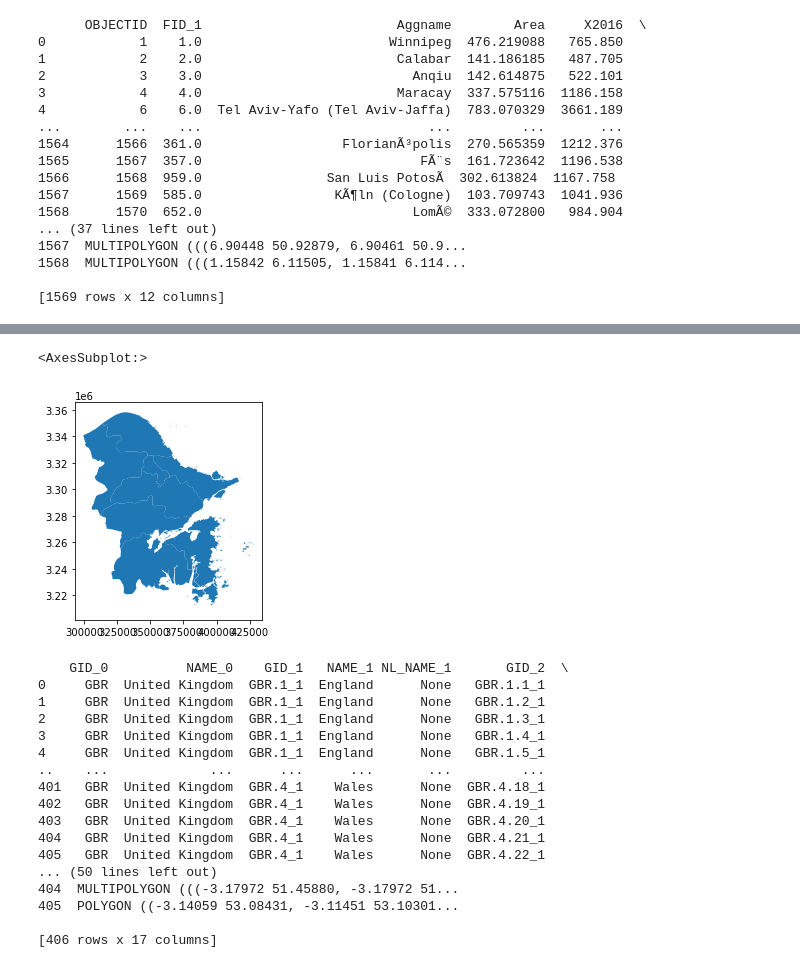
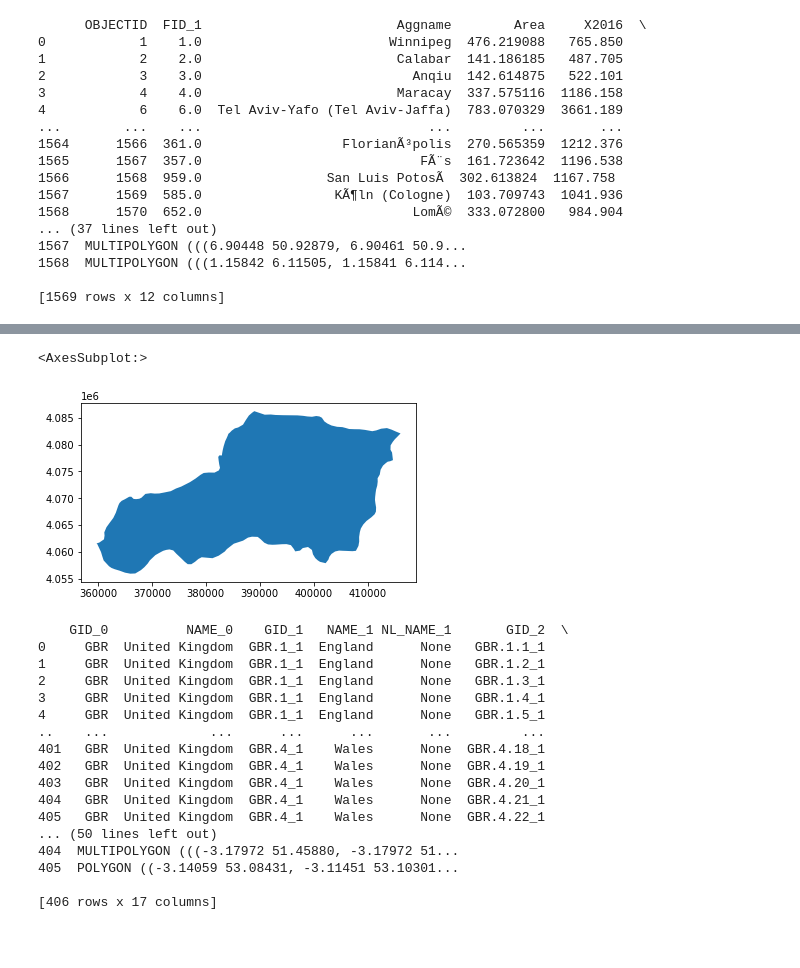
Before and after one commit to SarahBerk-github/MODIS_Gaussian, a Jupyter notebook: City_Areas_2020_12.ipynb, the cells around one changed output, grey strips where cells are left out. Saved outputs shown, nothing was run; the diff lists cells and outputs as text; code cells hidden in the pictures; blank space fills up the shorter version.

```diff
--- a/City_Areas_2020_12.ipynb
+++ b/City_Areas_2020_12.ipynb
@@ -73,6 +44,7 @@ ch_sf[ch_sf["NAME_2"] == 'Beijing']
 # %%
-City_Lat = 39.9075
-City_Lon = 116.39723
+#linqing
+City_Lat = 36.84556
+City_Lon = 115.71167
 #function for finding the UTM projection
 def utm_zoner(lon, lat):
     utm_lon = lon+180
@@ -86,3 +58,12 @@ def utm_zoner(lon, lat):
 #Get the UTM of the city
 local_utm = CRS.from_proj4(utm_zoner(City_Lon, City_Lat))
 local_epsg = local_utm.to_epsg()
+
+#set the crs
+ch_sf.to_crs(epsg=4326, inplace=True)
+
+#change crs to local
+ch_sf2 = ch_sf.to_crs(epsg=local_epsg).copy()
+
+#calculate area
+ch_sf2["area"] = ch_sf2['geometry'].area/ (10**6)
@@ -145,8 +75,9 @@ ch_sf2[ch_sf2["NAME_2"] == 'Beijing'].plot()
-# %%
-ningbo.plot()
-# %% [output]
-<AxesSubplot:>
-[figure, removed]
+# %%
+#plot area
+ch_sf2[ch_sf2["NAME_3"] == 'Linqing'].plot()
+# %% [output]
+<AxesSubplot:>
+[figure, added]
 # %%
 os.chdir(os.path.join(et.io.HOME, 'Documents', 'UEA', 'Urban_Heat', 'CUSSH', 'City_Area', 'Administrative' ))
 uk_sf = gpd.read_file("gadm36_GBR_3.shp")
```
Also changed, not shown: parts of 11 cells of this notebook, 2 other files.
